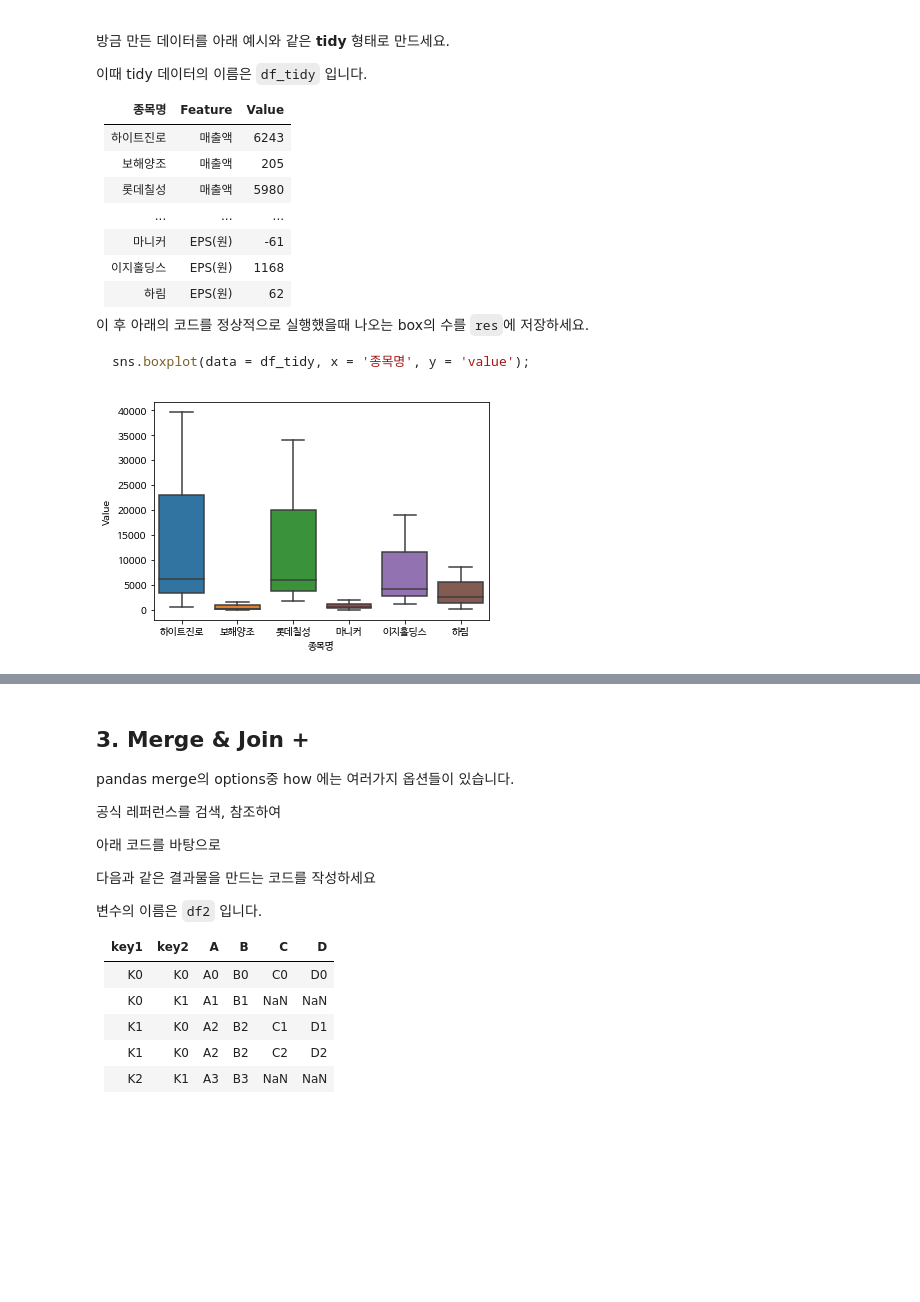
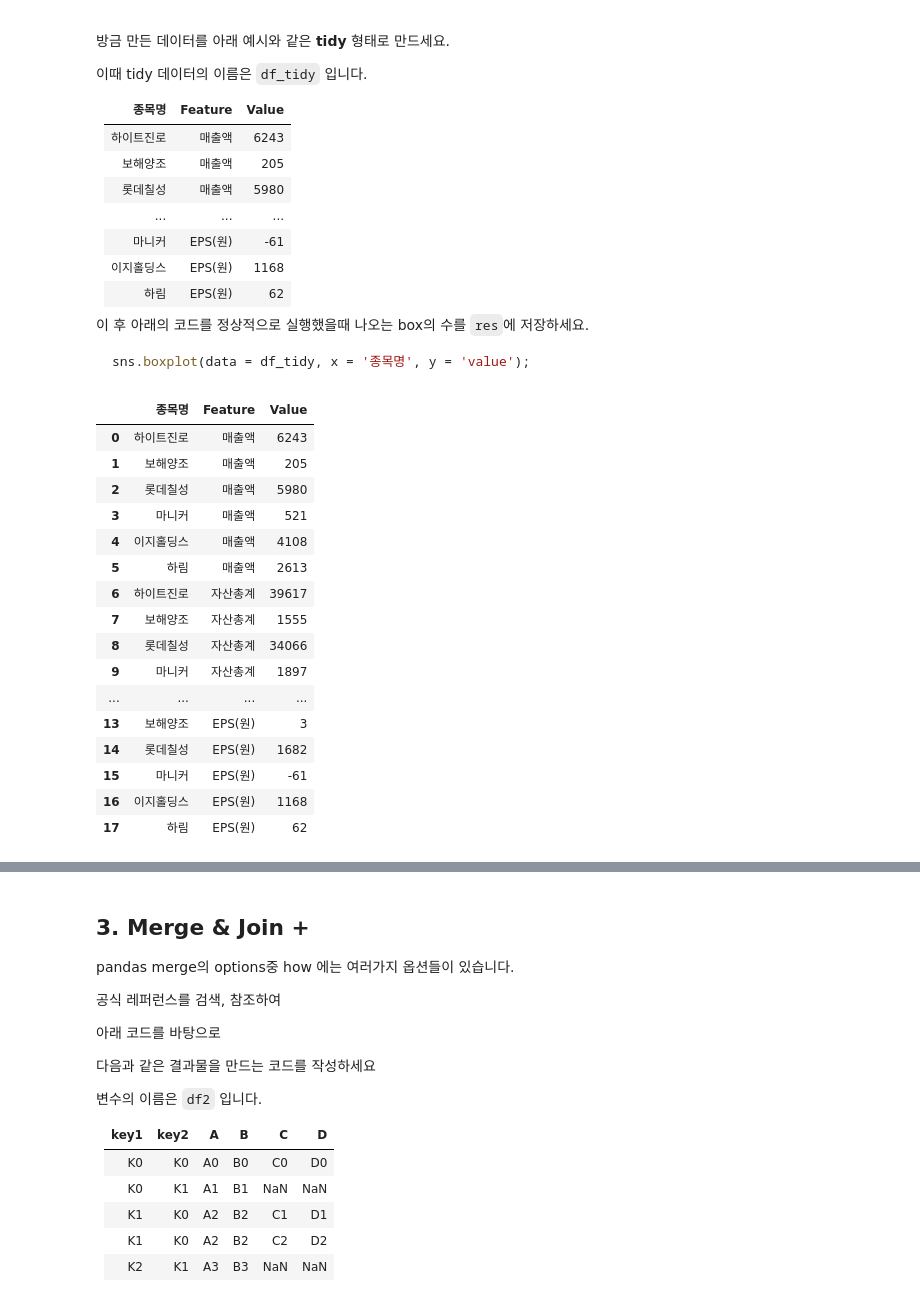
Before and after one commit to seahahn/game-company-data-analysis, a Jupyter notebook: n113-data-manipulation/n113a-data-manipulation.ipynb, the cells around one changed output, grey strips where cells are left out. Drawn from its saved outputs; the diff is of its cells as text; code cells hidden in the pictures; blank space fills up the shorter version.

```diff
--- a/n113-data-manipulation/n113a-data-manipulation.ipynb
+++ b/n113-data-manipulation/n113a-data-manipulation.ipynb
@@ -117,23 +125,43 @@ sns.boxplot(data = df_tidy, x = '종목명', y = 'value');
 # %%
 import matplotlib as mpl
 %matplotlib inline
 import matplotlib.pyplot as plt
 import seaborn as sns
 
 # 네이버 나눔 폰트 설치
 # !sudo apt-get install -y fonts-nanum
 # !sudo fc-cache -fv
 # !rm ~/.cache/matplotlib -rf
 
 plt.rc('font', family='NanumBarunGothic') # 폰트 설정
 mpl.rcParams['axes.unicode_minus'] = False # 마이너스 기호 오류 해결
 
 def toInt(input):
   return int(input.replace(',', ''))
 
+# 종목명을 기준으로 나머지 요소들 tidy 형태로 바꾸기
 df_tidy = df.melt(id_vars='종목명', value_vars=['매출액','자산총계', 'EPS(원)'], var_name='Feature', value_name='Value')
+
+# Value의 요소를 숫자 형식으로 형변환
 df_tidy['Value'] = pd.to_numeric(df_tidy['Value'].apply(toInt))
 
-sns.boxplot(data = df_tidy, x = '종목명', y = 'Value');
+# 결과
+df_tidy
 # %% [output]
-[figure, removed]
+|  | 종목명 | Feature | Value |
+| 0 | 하이트진로 | 매출액 | 6243 |
+| 1 | 보해양조 | 매출액 | 205 |
+| 2 | 롯데칠성 | 매출액 | 5980 |
+| 3 | 마니커 | 매출액 | 521 |
+| 4 | 이지홀딩스 | 매출액 | 4108 |
+| 5 | 하림 | 매출액 | 2613 |
+| 6 | 하이트진로 | 자산총계 | 39617 |
+| 7 | 보해양조 | 자산총계 | 1555 |
+| 8 | 롯데칠성 | 자산총계 | 34066 |
+| 9 | 마니커 | 자산총계 | 1897 |
+| ... | ... | ... | ... |
+| 13 | 보해양조 | EPS(원) | 3 |
+| 14 | 롯데칠성 | EPS(원) | 1682 |
+| 15 | 마니커 | EPS(원) | -61 |
+| 16 | 이지홀딩스 | EPS(원) | 1168 |
+| 17 | 하림 | EPS(원) | 62 |
```
Also changed, not shown: parts of 8 cells of this notebook.
